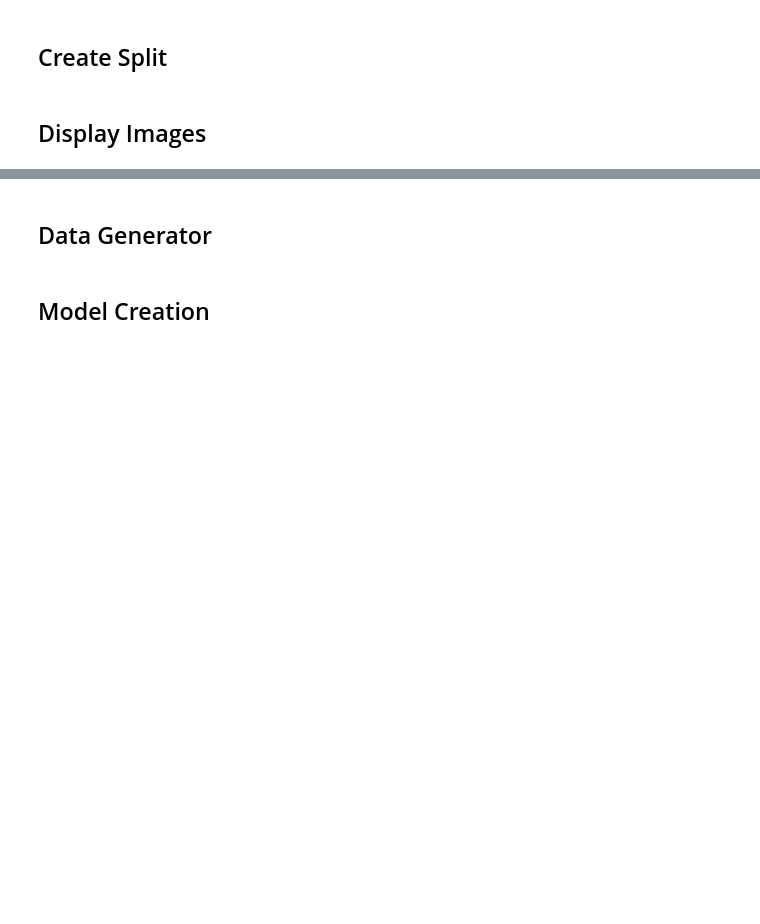
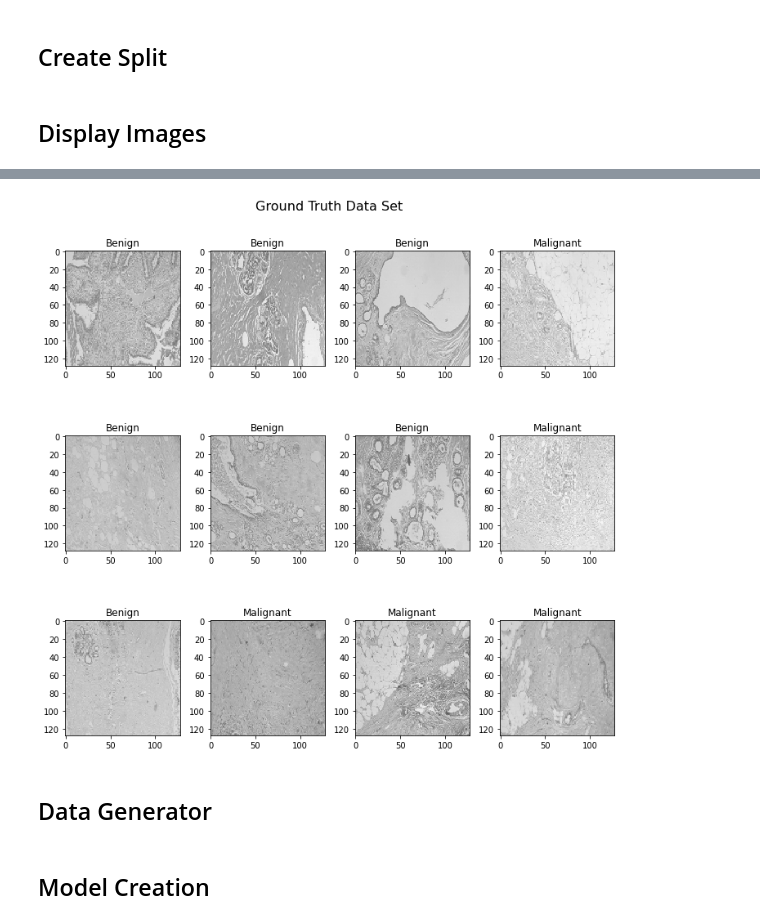
Before and after one commit to eliasmarcon/Medical_Imaging_Project, a Jupyter notebook: Pipeline/train_mixed/mixed_pipeline_eval_original.ipynb, the cells around one changed output, grey strips where cells are left out. Cells and saved outputs as stored; diff of their text form; code cells hidden in the pictures; blank space fills up the shorter version.

```diff
--- a/Pipeline/train_mixed/mixed_pipeline_eval_original.ipynb
+++ b/Pipeline/train_mixed/mixed_pipeline_eval_original.ipynb
@@ -113,3 +107,7 @@ utils_nn_eval.display_images(x_train, y_train, "Mixed Data Set")
+# %%
+utils_nn_eval.display_images(test_x_train, test_y_train, "Ground Truth Data Set")
+# %% [output]
+[figure, added]
 # %% [markdown]
 ## Data Generator
 # %%
```
Also changed, not shown: parts of 16 cells of this notebook, 50 other files.
